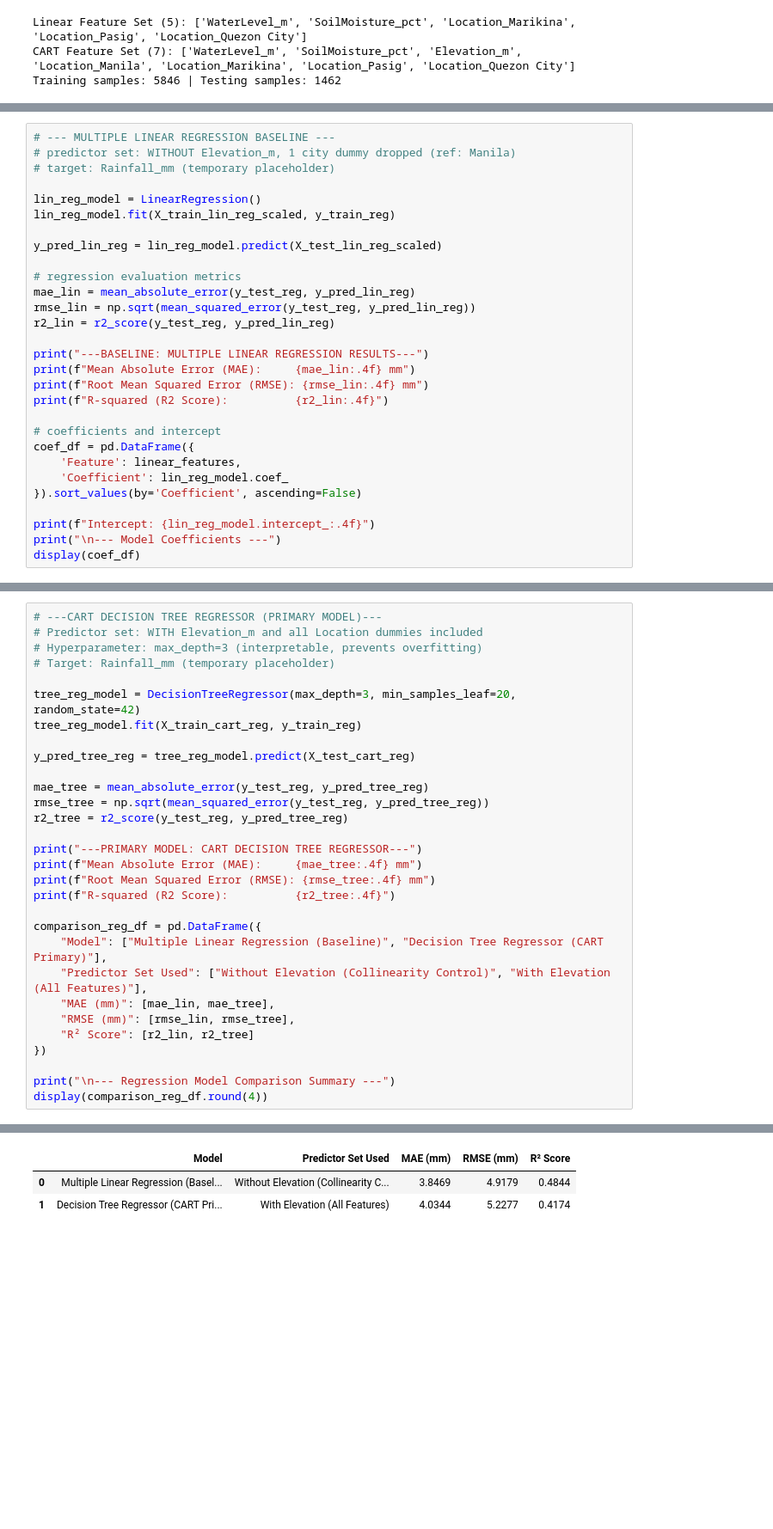
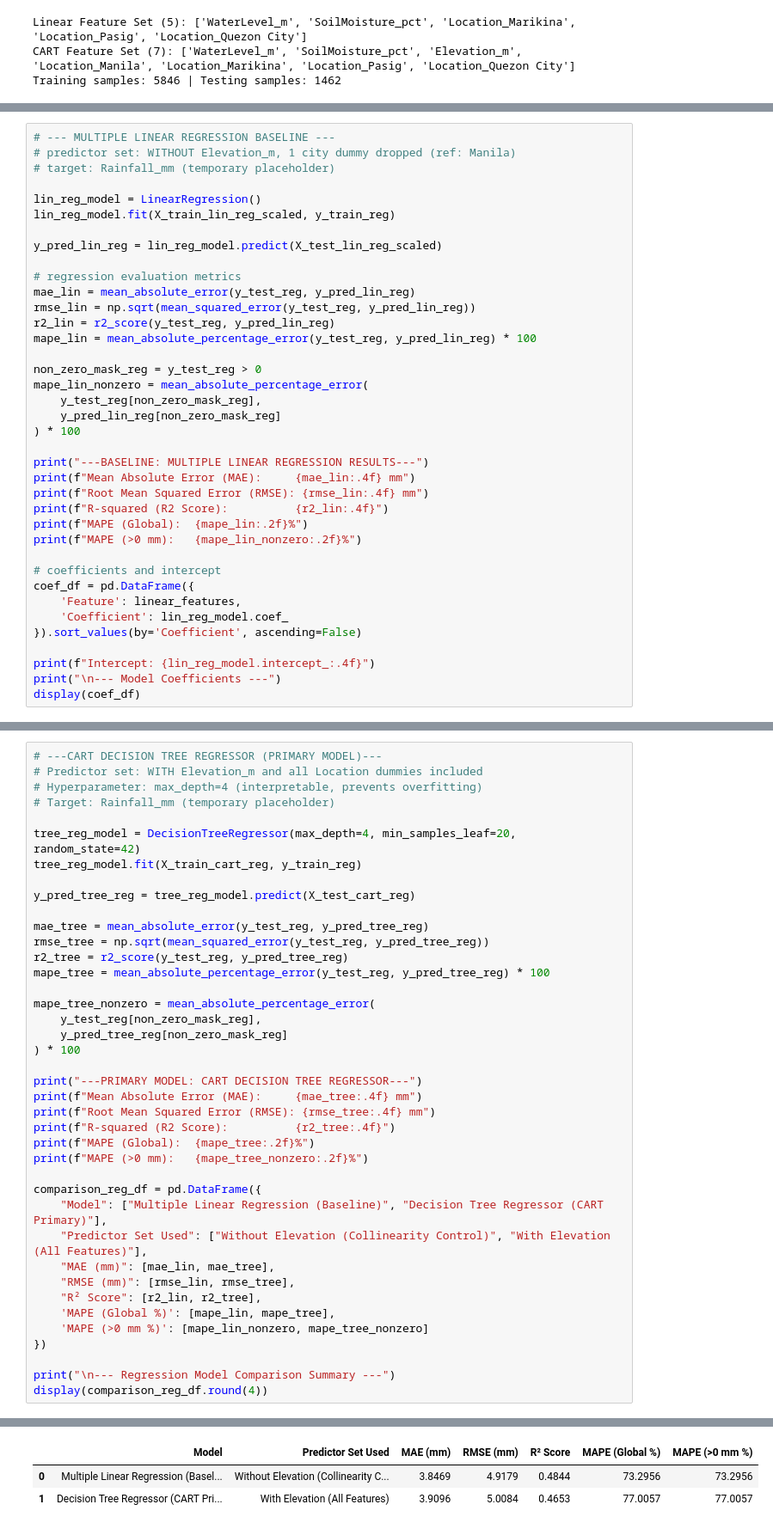
Before and after one commit to redkyladenise/flood-risk-system, a Jupyter notebook: notebooks/03_model_training.ipynb, the cells around one changed output, grey strips where cells are left out. Shown at 86% size. Drawn from its saved outputs; the diff is of its cells as text; blank space fills up the shorter version.

```diff
--- a/notebooks/03_model_training.ipynb
+++ b/notebooks/03_model_training.ipynb
@@ -135,11 +142,20 @@ y_pred_lin_reg = lin_reg_model.predict(X_test_lin_reg_scaled)
 mae_lin = mean_absolute_error(y_test_reg, y_pred_lin_reg)
 rmse_lin = np.sqrt(mean_squared_error(y_test_reg, y_pred_lin_reg))
 r2_lin = r2_score(y_test_reg, y_pred_lin_reg)
+mape_lin = mean_absolute_percentage_error(y_test_reg, y_pred_lin_reg) * 100
+
+non_zero_mask_reg = y_test_reg > 0
+mape_lin_nonzero = mean_absolute_percentage_error(
+    y_test_reg[non_zero_mask_reg],
+    y_pred_lin_reg[non_zero_mask_reg]
+) * 100
 
 print("---BASELINE: MULTIPLE LINEAR REGRESSION RESULTS---")
 print(f"Mean Absolute Error (MAE):     {mae_lin:.4f} mm")
 print(f"Root Mean Squared Error (RMSE): {rmse_lin:.4f} mm")
 print(f"R-squared (R2 Score):          {r2_lin:.4f}")
+print(f"MAPE (Global):  {mape_lin:.2f}%")
+print(f"MAPE (>0 mm):   {mape_lin_nonzero:.2f}%")
 
 # coefficients and intercept
 coef_df = pd.DataFrame({
@@ -218,10 +240,10 @@ weighted avg       0.99      0.94      0.96      1462
 # %%
 # ---CART DECISION TREE REGRESSOR (PRIMARY MODEL)---
 # Predictor set: WITH Elevation_m and all Location dummies included
-# Hyperparameter: max_depth=3 (interpretable, prevents overfitting)
+# Hyperparameter: max_depth=4 (interpretable, prevents overfitting)
 # Target: Rainfall_mm (temporary placeholder)
 
-tree_reg_model = DecisionTreeRegressor(max_depth=3, min_samples_leaf=20, random_state=42)
+tree_reg_model = DecisionTreeRegressor(max_depth=4, min_samples_leaf=20, random_state=42)
 tree_reg_model.fit(X_train_cart_reg, y_train_reg)
 
 y_pred_tree_reg = tree_reg_model.predict(X_test_cart_reg)
@@ -229,18 +251,28 @@ y_pred_tree_reg = tree_reg_model.predict(X_test_cart_reg)
 mae_tree = mean_absolute_error(y_test_reg, y_pred_tree_reg)
 rmse_tree = np.sqrt(mean_squared_error(y_test_reg, y_pred_tree_reg))
 r2_tree = r2_score(y_test_reg, y_pred_tree_reg)
+mape_tree = mean_absolute_percentage_error(y_test_reg, y_pred_tree_reg) * 100
+
+mape_tree_nonzero = mean_absolute_percentage_error(
+    y_test_reg[non_zero_mask_reg],
+    y_pred_tree_reg[non_zero_mask_reg]
+) * 100
 
 print("---PRIMARY MODEL: CART DECISION TREE REGRESSOR---")
 print(f"Mean Absolute Error (MAE):     {mae_tree:.4f} mm")
 print(f"Root Mean Squared Error (RMSE): {rmse_tree:.4f} mm")
 print(f"R-squared (R2 Score):          {r2_tree:.4f}")
+print(f"MAPE (Global):  {mape_tree:.2f}%")
+print(f"MAPE (>0 mm):   {mape_tree_nonzero:.2f}%")
 
 comparison_reg_df = pd.DataFrame({
     "Model": ["Multiple Linear Regression (Baseline)", "Decision Tree Regressor (CART Primary)"],
     "Predictor Set Used": ["Without Elevation (Collinearity Control)", "With Elevation (All Features)"],
     "MAE (mm)": [mae_lin, mae_tree],
     "RMSE (mm)": [rmse_lin, rmse_tree],
-    "R² Score": [r2_lin, r2_tree]
+    "R² Score": [r2_lin, r2_tree],
+    'MAPE (Global %)': [mape_lin, mape_tree],
+    'MAPE (>0 mm %)': [mape_lin_nonzero, mape_tree_nonzero]
 })
 
 print("\n--- Regression Model Comparison Summary ---")
@@ -253,8 +287,8 @@ R-squared (R2 Score):          0.4174
 
 --- Regression Model Comparison Summary ---
-|  | Model | Predictor Set Used | MAE (mm) | RMSE (mm) | R² Score |
-| 0 | Multiple Linear Regression (Basel... | Without Elevation (Collinearity C... | 3.8469 | 4.9179 | 0.4844 |
-| 1 | Decision Tree Regressor (CART Pri... | With Elevation (All Features) | 4.0344 | 5.2277 | 0.4174 |
+|  | Model | Predictor Set Used | MAE (mm) | RMSE (mm) | R² Score | MAPE (Global %) | MAPE (>0 mm %) |
+| 0 | Multiple Linear Regression (Basel... | Without Elevation (Collinearity C... | 3.8469 | 4.9179 | 0.4844 | 73.2956 | 73.2956 |
+| 1 | Decision Tree Regressor (CART Pri... | With Elevation (All Features) | 3.9096 | 5.0084 | 0.4653 | 77.0057 | 77.0057 |
 # %%
 # ---CART DECISION TREE CLASSIFIER (PRACTICE PIPELINE)---
 # NOTE: Testing the CART classification workflow on FloodOccurrence (0/1).
```
Also changed, not shown: parts of 11 cells of this notebook, 5 other files.
